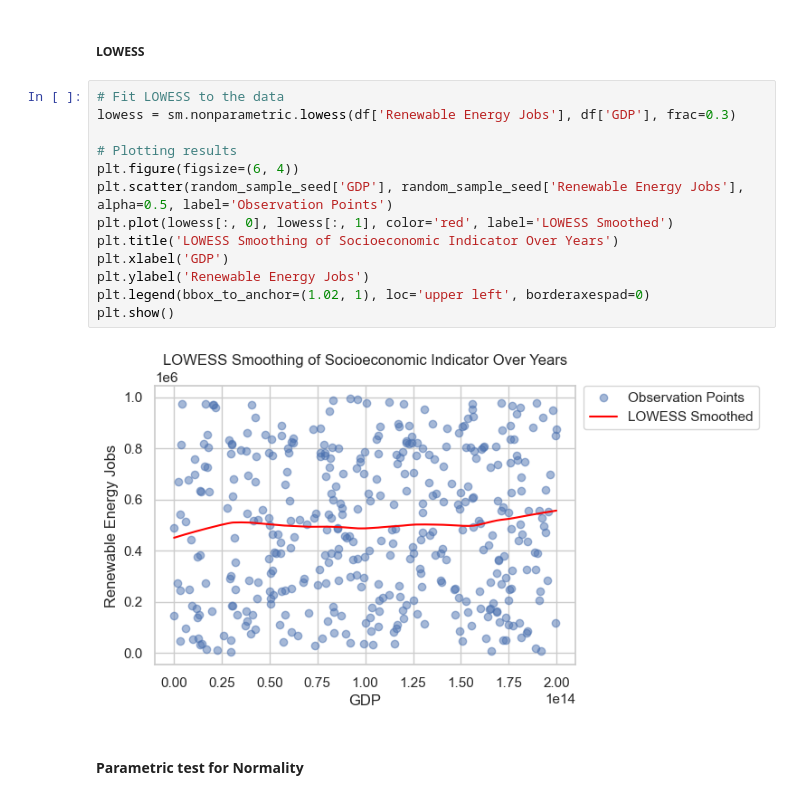
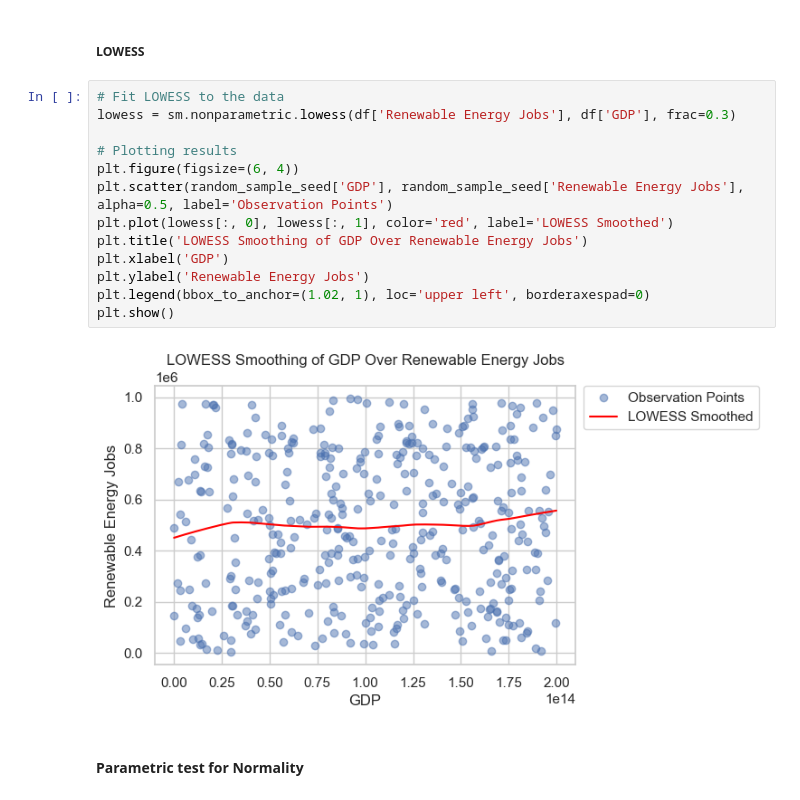
Before and after one commit to arnelimperial/greenergy, a Jupyter notebook: eda2a.ipynb, the cells around one changed output. Cells and saved outputs as stored; diff of their text form.

```diff
--- a/eda2a.ipynb
+++ b/eda2a.ipynb
@@ -110,18 +110,18 @@ Production (GWh): Statistic = 1793.5673, p-value = 0.0000
 # %%
 # Fit LOWESS to the data
 lowess = sm.nonparametric.lowess(df['Renewable Energy Jobs'], df['GDP'], frac=0.3)
 
 # Plotting results
 plt.figure(figsize=(6, 4))
 plt.scatter(random_sample_seed['GDP'], random_sample_seed['Renewable Energy Jobs'], alpha=0.5, label='Observation Points')
 plt.plot(lowess[:, 0], lowess[:, 1], color='red', label='LOWESS Smoothed')
-plt.title('LOWESS Smoothing of Socioeconomic Indicator Over Years')
+plt.title('LOWESS Smoothing of GDP Over Renewable Energy Jobs')
 plt.xlabel('GDP')
 plt.ylabel('Renewable Energy Jobs')
 plt.legend(bbox_to_anchor=(1.02, 1), loc='upper left', borderaxespad=0)
 plt.show()
 # %% [output]
-[figure, old version]
+[figure, new version]
 # %% [markdown]
 <h4>Parametric test for Normality</h4>
 # %%
```
Also changed, not shown: parts of 2 cells of this notebook, 3 other files.
